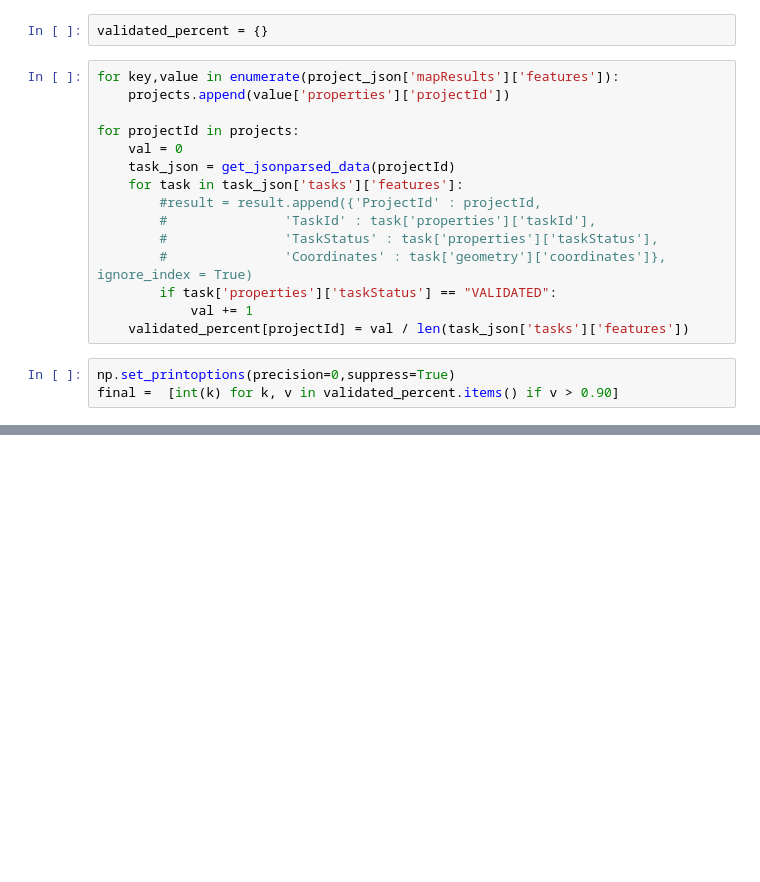
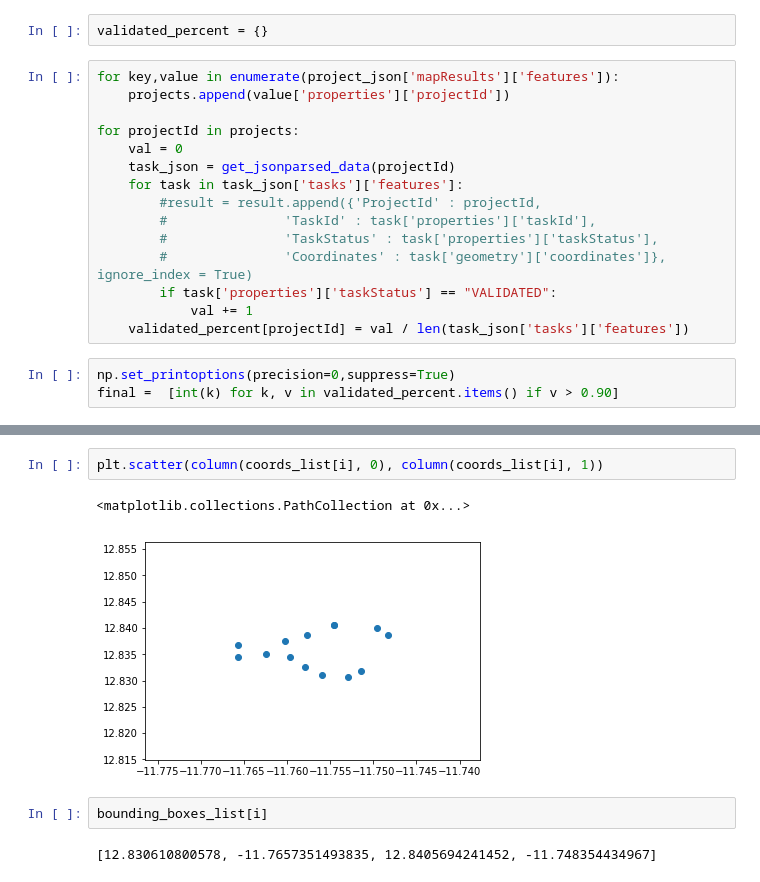
Before and after one commit to peeyushster/Semantic-Segmentation-of-Geospatial-Images, a Jupyter notebook: ProjectETL.ipynb, the cells around one changed output, grey strips where cells are left out. Saved outputs shown, nothing was run; the diff lists cells and outputs as text; blank space fills up the shorter version.

```diff
--- a/ProjectETL.ipynb
+++ b/ProjectETL.ipynb
@@ -48,0 +206,9 @@ np.savetxt("project_90b.csv", a, delimiter=",")
+# %%
+plt.scatter(column(coords_list[i], 0), column(coords_list[i], 1))
+# %% [output]
+<matplotlib.collections.PathCollection at 0x...>
+[figure, added]
+# %%
+bounding_boxes_list[i]
+# %% [output]
+[12.830610800578, -11.7657351493835, 12.8405694241452, -11.748354434967]
```
Also changed, not shown: parts of 31 cells of this notebook, 1 other file.
